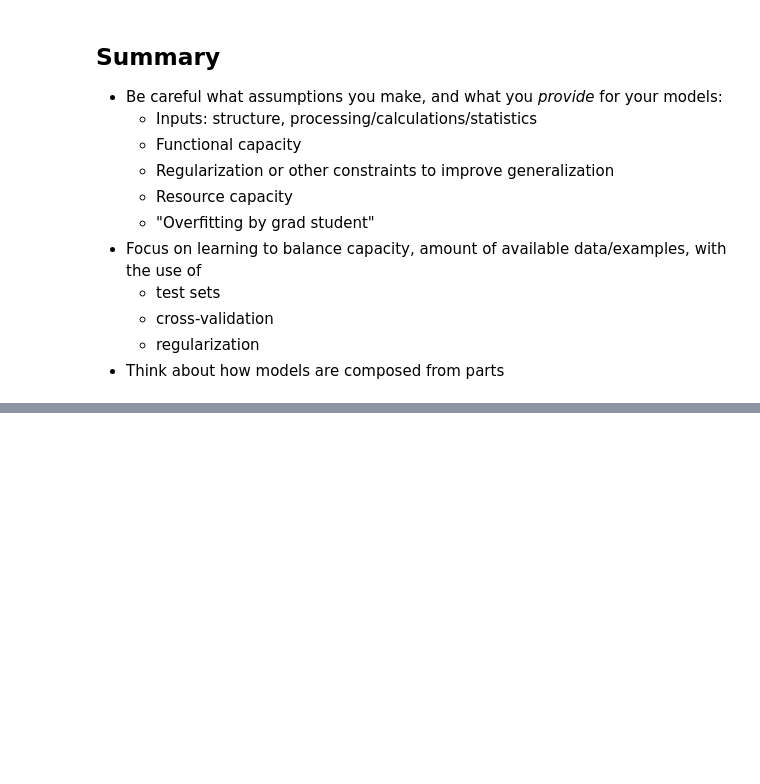
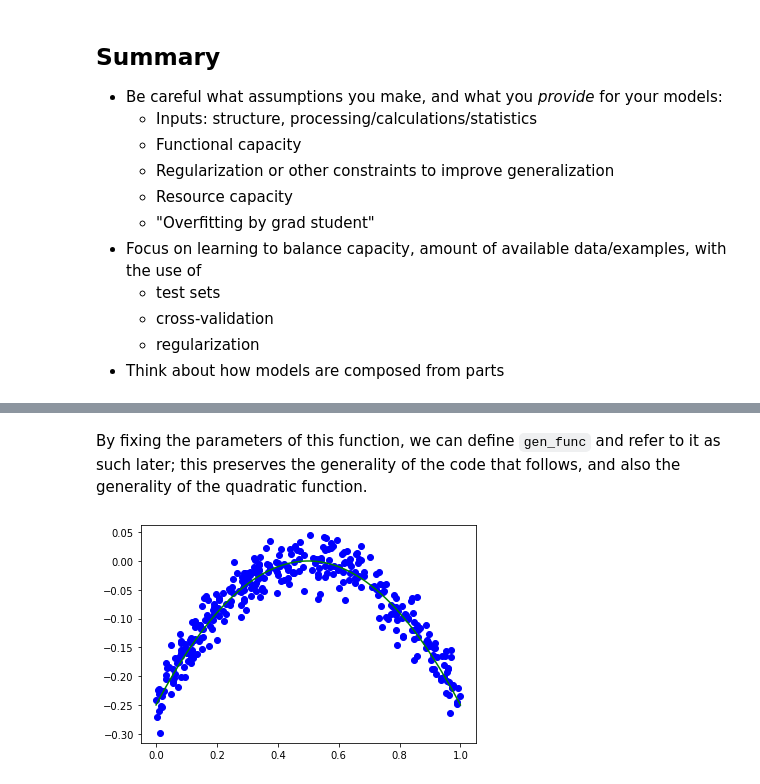
Before and after one commit to BlohmLab/MLtutorials, a Jupyter notebook: ML intro 1.ipynb, the cells around one changed output, grey strips where cells are left out. Saved outputs shown, nothing was run; the diff lists cells and outputs as text; code cells hidden in the pictures; blank space fills up the shorter version.

```diff
--- a/ML intro 1.ipynb
+++ b/ML intro 1.ipynb
@@ -392,0 +404,33 @@ Get a list (CoSMo paper?) and see if I can improve integration of the slides wit
+# %%
+def quadratic(x, loc=0., scale=1.):
+    return scale * (x - loc)**2
+# %% [markdown]
+By fixing the parameters of this function, we can define `gen_func` and refer to it as such later; this preserves the generality of the code that follows, and also the generality of the quadratic function.
+# %%
+from functools import partial
+
+# a little trick to fix the parameters of this function
+gen_func = partial(quadratic, loc=0.5, scale=-1.)
+# %%
+N = 350  # number of examples
+noise_scale = 0.025  # SD of Gaussian noise added to generating distribution
+
+# uniformly sample across example domain
+x = np.random.uniform(low=0.0, high=1.0, size=N)
+
+# take value of generating function at sampled locations
+# & corrupt with Gaussian noise
+noise = np.random.normal(loc=0.0, scale=noise_scale, size=N)
+y = gen_func(x) + noise
+# %%
+# sample the (uncorrupted) generating function on a regular grid, for plotting
+x_grid = np.linspace(0, 1, 100)
+y_true = gen_func(x_grid)
+# %%
+plt.plot(x, y, 'bo')
+plt.plot(x_grid, true_func, 'g-')
+xlim = plt.xlim()  # keep limits for plots to follow
+ylim = plt.ylim()
+plt.show()
+# %% [output]
+[figure, added]
```
Also changed, not shown: parts of 52 cells of this notebook, 11 other files.
